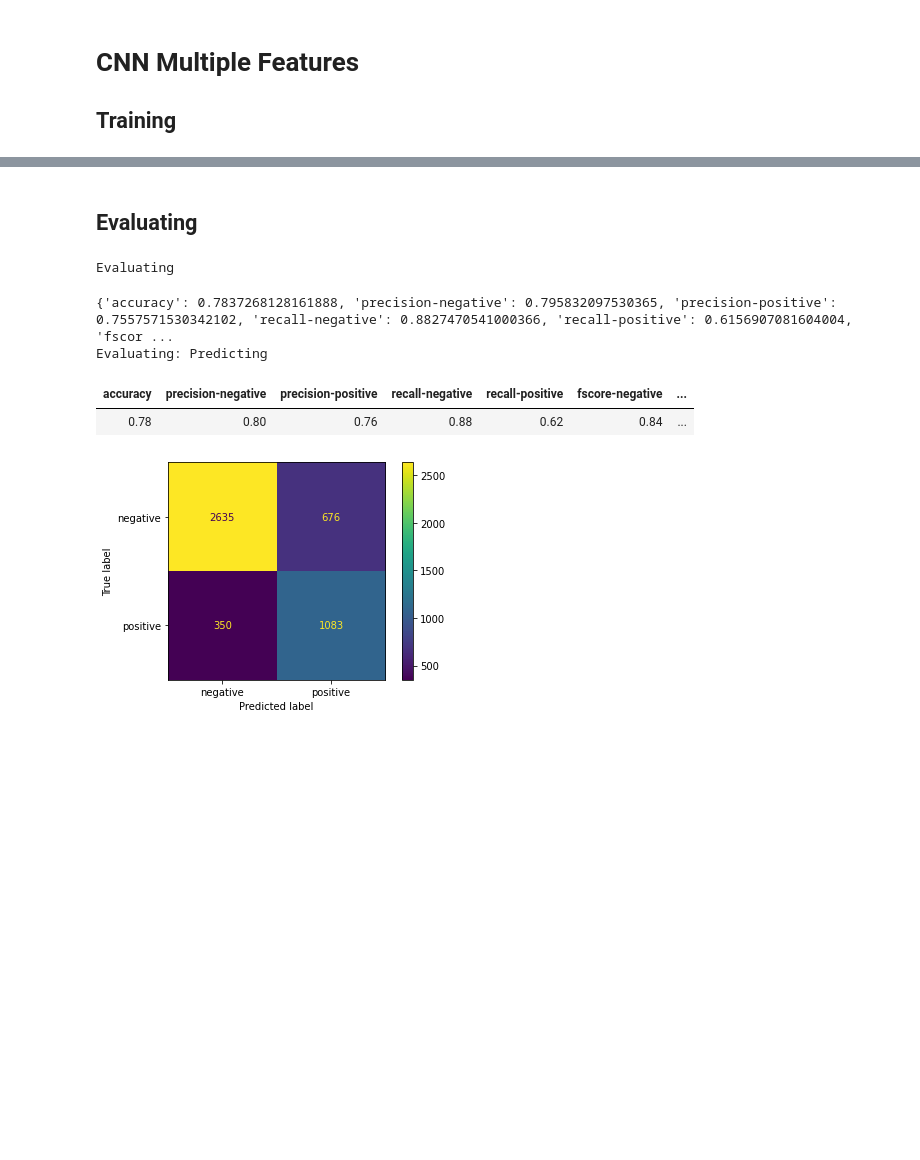
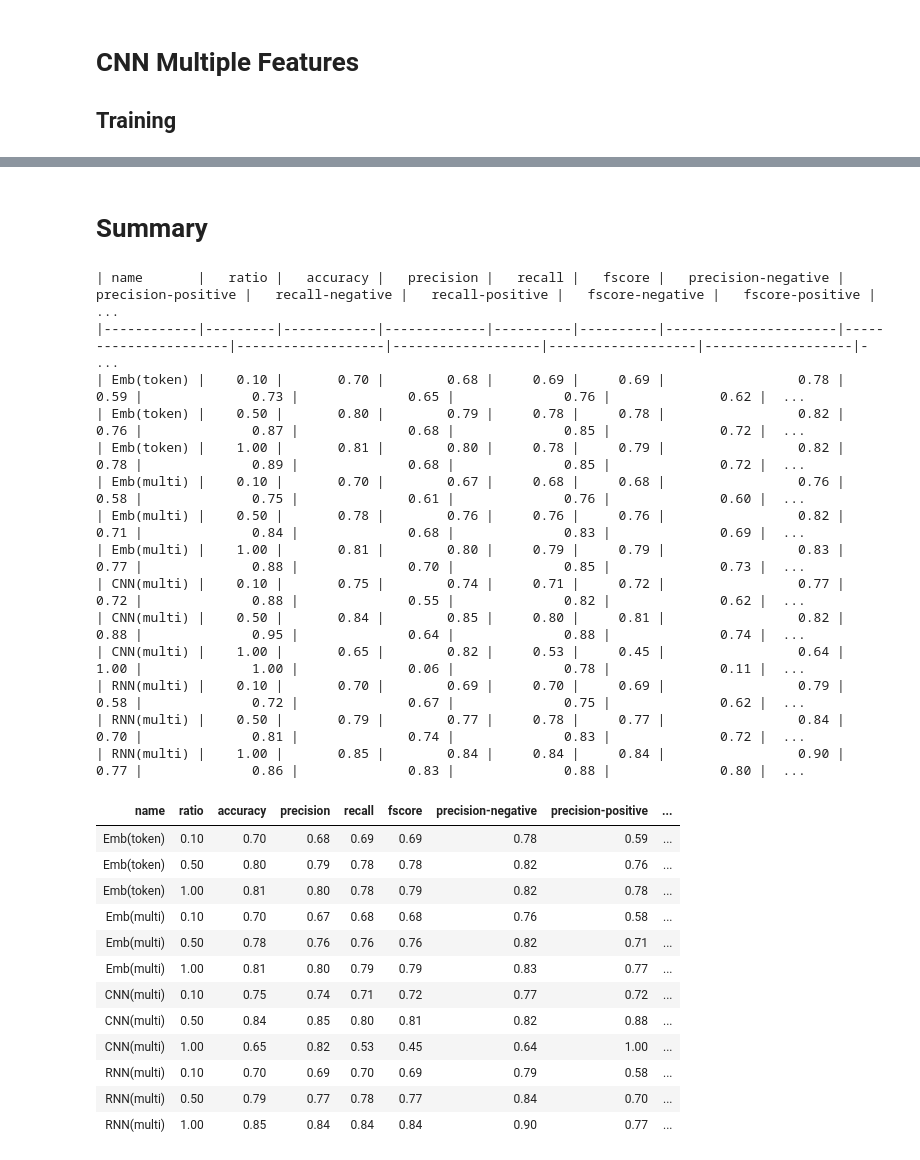
Before and after one commit to lascivaroma/seligator, a Jupyter notebook: 4 - Baseline.ipynb, the cells around one changed output, grey strips where cells are left out. Drawn from its saved outputs; the diff is of its cells as text; code cells hidden in the pictures; blank space fills up the shorter version.

Commit message:
[WIP] Trainer now has some more options, results seems more efficient for baselines

```diff
--- a/4 - Baseline.ipynb
+++ b/4 - Baseline.ipynb
@@ -5,12 +5,32 @@ from seligator.evaluate import run_tests
 import tabulate
 
 NB_EPOCHS = 20
-PATIENCE = 3
+PATIENCE = 5
+BATCHES_PER_EPOCH = 20
 
-a = {"a": 1.00, "b": 3.00}
+Results = []
+
 
 def get_table(scores):
     return tabulate.tabulate([list(scores.values())], headers=(scores.keys()), tablefmt="html", floatfmt=".2f")
+
+
+def multiple_run(build_model, use_only, name: str, ratio_ranges=[.1, .5, 1.0]):
+    models, readers = [], []
+    for ratio in ratio_ranges:
+        model, dataset_reader = run_training_loop(
+            build_model=build_model,
+            cuda_device=0,
+            use_only=use_only,
+            ratio_train=ratio,
+            num_epochs=NB_EPOCHS, patience=PATIENCE,
+            batches_per_epoch=BATCHES_PER_EPOCH
+        )
+
+        scores, _ = run_tests("dataset/split/test.txt", dataset_reader=dataset_reader, model=model)
+        Results.append({"name": name, "ratio": ratio, **scores})
+
+    return
 # %% [markdown]
 # Baseline: only token
 
@@ -94,13 +208,39 @@ Finished training
 # %% [markdown]
-## Evaluating
+# Summary
-# %%
-scores, _ = run_tests("dataset/split/test.txt", dataset_reader=dataset_reader, model=model)
-
-get_table(scores)
-# %% [output]
-Evaluating
-{'accuracy': 0.7837268128161888, 'precision-negative': 0.795832097530365, 'precision-positive': 0.7557571530342102, 'recall-negative': 0.8827470541000366, 'recall-positive': 0.6156907081604004, 'fscor ...
-Evaluating: Predicting
-| accuracy | precision-negative | precision-positive | recall-negative | recall-positive | fscore-negative | ... |
-| 0.78 | 0.80 | 0.76 | 0.88 | 0.62 | 0.84 | ... |
-[figure, removed]
+# %%
+print(
+tabulate.tabulate(
+    Results,
+    headers={k:k for k in Results[0].keys()}, tablefmt="github", floatfmt="0.2f"))
+
+tabulate.tabulate(
+    Results,
+    headers={k:k for k in Results[0].keys()}, tablefmt="html", floatfmt="0.2f")
+# %% [output]
+| name       |   ratio |   accuracy |   precision |   recall |   fscore |   precision-negative |   precision-positive |   recall-negative |   recall-positive |   fscore-negative |   fscore-positive |  ...
+|------------|---------|------------|-------------|----------|----------|----------------------|----------------------|-------------------|-------------------|-------------------|-------------------|- ...
+| Emb(token) |    0.10 |       0.70 |        0.68 |     0.69 |     0.69 |                 0.78 |                 0.59 |              0.73 |              0.65 |              0.76 |              0.62 |  ...
+| Emb(token) |    0.50 |       0.80 |        0.79 |     0.78 |     0.78 |                 0.82 |                 0.76 |              0.87 |              0.68 |              0.85 |              0.72 |  ...
+| Emb(token) |    1.00 |       0.81 |        0.80 |     0.78 |     0.79 |                 0.82 |                 0.78 |              0.89 |              0.68 |              0.85 |              0.72 |  ...
+| Emb(multi) |    0.10 |       0.70 |        0.67 |     0.68 |     0.68 |                 0.76 |                 0.58 |              0.75 |              0.61 |              0.76 |              0.60 |  ...
+| Emb(multi) |    0.50 |       0.78 |        0.76 |     0.76 |     0.76 |                 0.82 |                 0.71 |              0.84 |              0.68 |              0.83 |              0.69 |  ...
+| Emb(multi) |    1.00 |       0.81 |        0.80 |     0.79 |     0.79 |                 0.83 |                 0.77 |              0.88 |              0.70 |              0.85 |              0.73 |  ...
+| CNN(multi) |    0.10 |       0.75 |        0.74 |     0.71 |     0.72 |                 0.77 |                 0.72 |              0.88 |              0.55 |              0.82 |              0.62 |  ...
+| CNN(multi) |    0.50 |       0.84 |        0.85 |     0.80 |     0.81 |                 0.82 |                 0.88 |              0.95 |              0.64 |              0.88 |              0.74 |  ...
+| CNN(multi) |    1.00 |       0.65 |        0.82 |     0.53 |     0.45 |                 0.64 |                 1.00 |              1.00 |              0.06 |              0.78 |              0.11 |  ...
+| RNN(multi) |    0.10 |       0.70 |        0.69 |     0.70 |     0.69 |                 0.79 |                 0.58 |              0.72 |              0.67 |              0.75 |              0.62 |  ...
+| RNN(multi) |    0.50 |       0.79 |        0.77 |     0.78 |     0.77 |                 0.84 |                 0.70 |              0.81 |              0.74 |              0.83 |              0.72 |  ...
+| RNN(multi) |    1.00 |       0.85 |        0.84 |     0.84 |     0.84 |                 0.90 |                 0.77 |              0.86 |              0.83 |              0.88 |              0.80 |  ...
+| name | ratio | accuracy | precision | recall | fscore | precision-negative | precision-positive | ... |
+| Emb(token) | 0.10 | 0.70 | 0.68 | 0.69 | 0.69 | 0.78 | 0.59 | ... |
+| Emb(token) | 0.50 | 0.80 | 0.79 | 0.78 | 0.78 | 0.82 | 0.76 | ... |
+| Emb(token) | 1.00 | 0.81 | 0.80 | 0.78 | 0.79 | 0.82 | 0.78 | ... |
+| Emb(multi) | 0.10 | 0.70 | 0.67 | 0.68 | 0.68 | 0.76 | 0.58 | ... |
+| Emb(multi) | 0.50 | 0.78 | 0.76 | 0.76 | 0.76 | 0.82 | 0.71 | ... |
+| Emb(multi) | 1.00 | 0.81 | 0.80 | 0.79 | 0.79 | 0.83 | 0.77 | ... |
+| CNN(multi) | 0.10 | 0.75 | 0.74 | 0.71 | 0.72 | 0.77 | 0.72 | ... |
+| CNN(multi) | 0.50 | 0.84 | 0.85 | 0.80 | 0.81 | 0.82 | 0.88 | ... |
+| CNN(multi) | 1.00 | 0.65 | 0.82 | 0.53 | 0.45 | 0.64 | 1.00 | ... |
+| RNN(multi) | 0.10 | 0.70 | 0.69 | 0.70 | 0.69 | 0.79 | 0.58 | ... |
+| RNN(multi) | 0.50 | 0.79 | 0.77 | 0.78 | 0.77 | 0.84 | 0.70 | ... |
+| RNN(multi) | 1.00 | 0.85 | 0.84 | 0.84 | 0.84 | 0.90 | 0.77 | ... |
```
Also changed, not shown: parts of 13 cells of this notebook, 11 other files.
